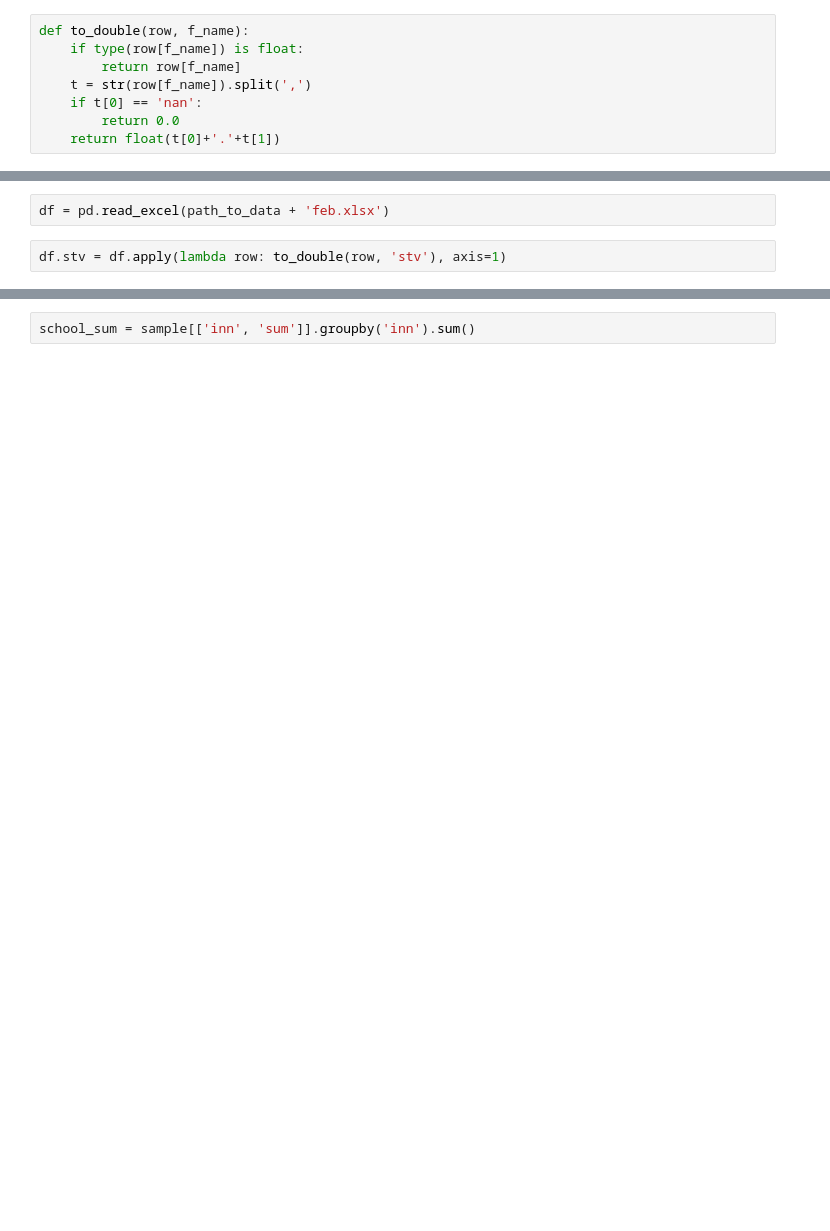
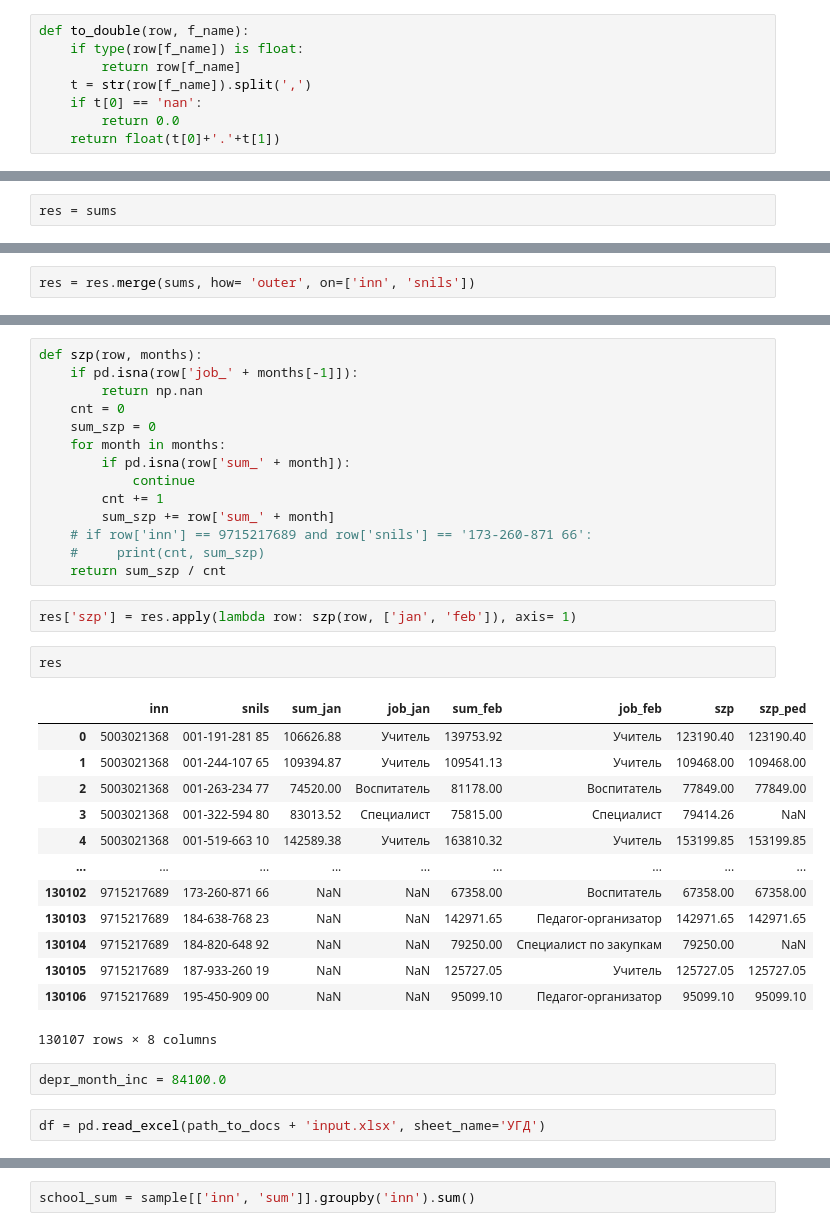
Before and after one commit to Mr-Maxraw/cfo-parser, a Jupyter notebook: counting/szp.ipynb, the cells around one changed output, grey strips where cells are left out. Saved outputs shown, nothing was run; the diff lists cells and outputs as text; blank space fills up the shorter version.

```diff
--- a/counting/szp.ipynb
+++ b/counting/szp.ipynb
@@ -16,0 +52,2 @@ def to_double(row, f_name):
+# %%
+res = sums
@@ -16,0 +56,2 @@ def to_double(row, f_name):
+# %%
+res = res.merge(sums, how= 'outer', on=['inn', 'snils'])
@@ -17,7 +74,39 @@ def to_double(row, f_name):
+# %%
+def szp(row, months):
+    if pd.isna(row['job_' + months[-1]]):
+        return np.nan
+    cnt = 0
+    sum_szp = 0
+    for month in months:
+        if pd.isna(row['sum_' + month]):
+            continue
+        cnt += 1
+        sum_szp += row['sum_' + month]
+    # if row['inn'] == 9715217689 and row['snils'] == '173-260-871 66':
+    #     print(cnt, sum_szp)
+    return sum_szp / cnt
+# %%
+res['szp'] = res.apply(lambda row: szp(row, ['jan', 'feb']), axis= 1)
+# %%
+res
+# %% [output]
+|  | inn | snils | sum_jan | job_jan | sum_feb | job_feb | szp | szp_ped |
+| 0 | 5003021368 | 001-191-281 85 | 106626.88 | Учитель | 139753.92 | Учитель | 123190.40 | 123190.40 |
+| 1 | 5003021368 | 001-244-107 65 | 109394.87 | Учитель | 109541.13 | Учитель | 109468.00 | 109468.00 |
+| 2 | 5003021368 | 001-263-234 77 | 74520.00 | Воспитатель | 81178.00 | Воспитатель | 77849.00 | 77849.00 |
+| 3 | 5003021368 | 001-322-594 80 | 83013.52 | Специалист | 75815.00 | Специалист | 79414.26 | NaN |
+| 4 | 5003021368 | 001-519-663 10 | 142589.38 | Учитель | 163810.32 | Учитель | 153199.85 | 153199.85 |
+| ... | ... | ... | ... | ... | ... | ... | ... | ... |
+| 130102 | 9715217689 | 173-260-871 66 | NaN | NaN | 67358.00 | Воспитатель | 67358.00 | 67358.00 |
+| 130103 | 9715217689 | 184-638-768 23 | NaN | NaN | 142971.65 | Педагог-организатор | 142971.65 | 142971.65 |
+| 130104 | 9715217689 | 184-820-648 92 | NaN | NaN | 79250.00 | Специалист по закупкам | 79250.00 | NaN |
+| 130105 | 9715217689 | 187-933-260 19 | NaN | NaN | 125727.05 | Учитель | 125727.05 | 125727.05 |
+| 130106 | 9715217689 | 195-450-909 00 | NaN | NaN | 95099.10 | Педагог-организатор | 95099.10 | 95099.10 |
+130107 rows × 8 columns
+# %%
+depr_month_inc = 84100.0
 # %%
-df = pd.read_excel(path_to_data + 'feb.xlsx')
+df = pd.read_excel(path_to_docs + 'input.xlsx', sheet_name='УГД')
-# %%
-df.stv = df.apply(lambda row: to_double(row, 'stv'), axis=1)
 # %%
 df
 # %% [output]
```
Also changed, not shown: parts of 31 cells of this notebook.
